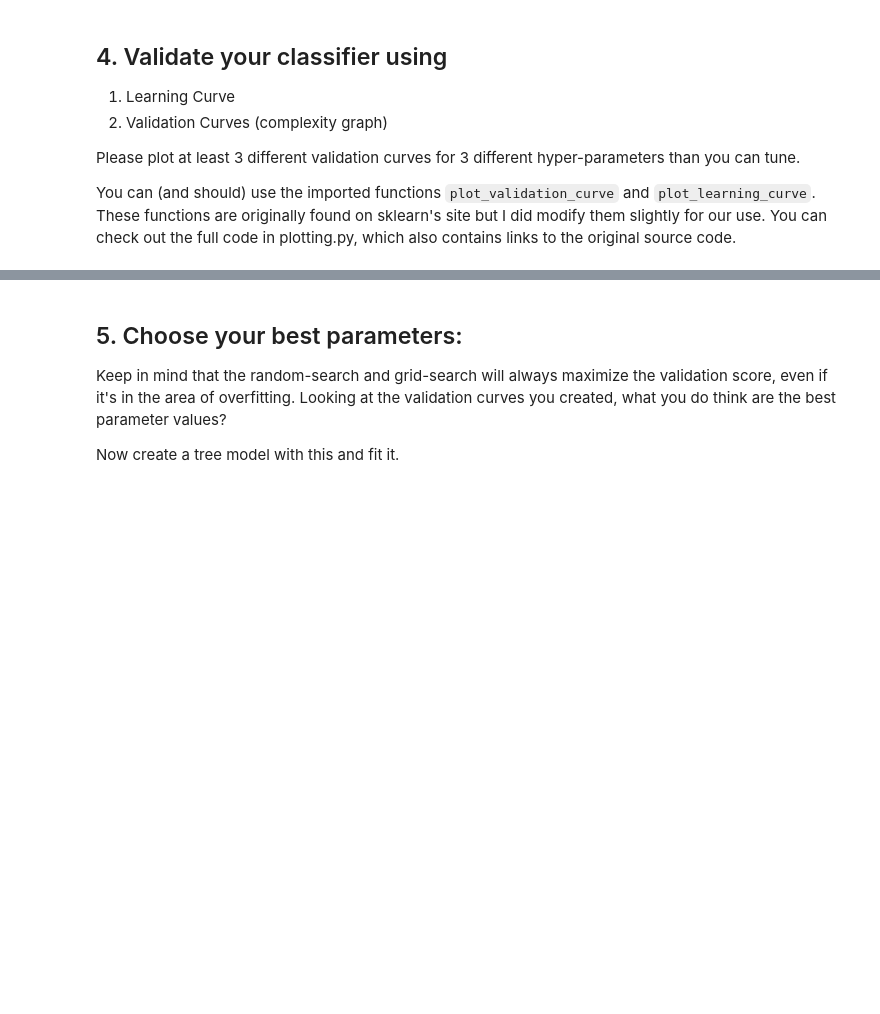
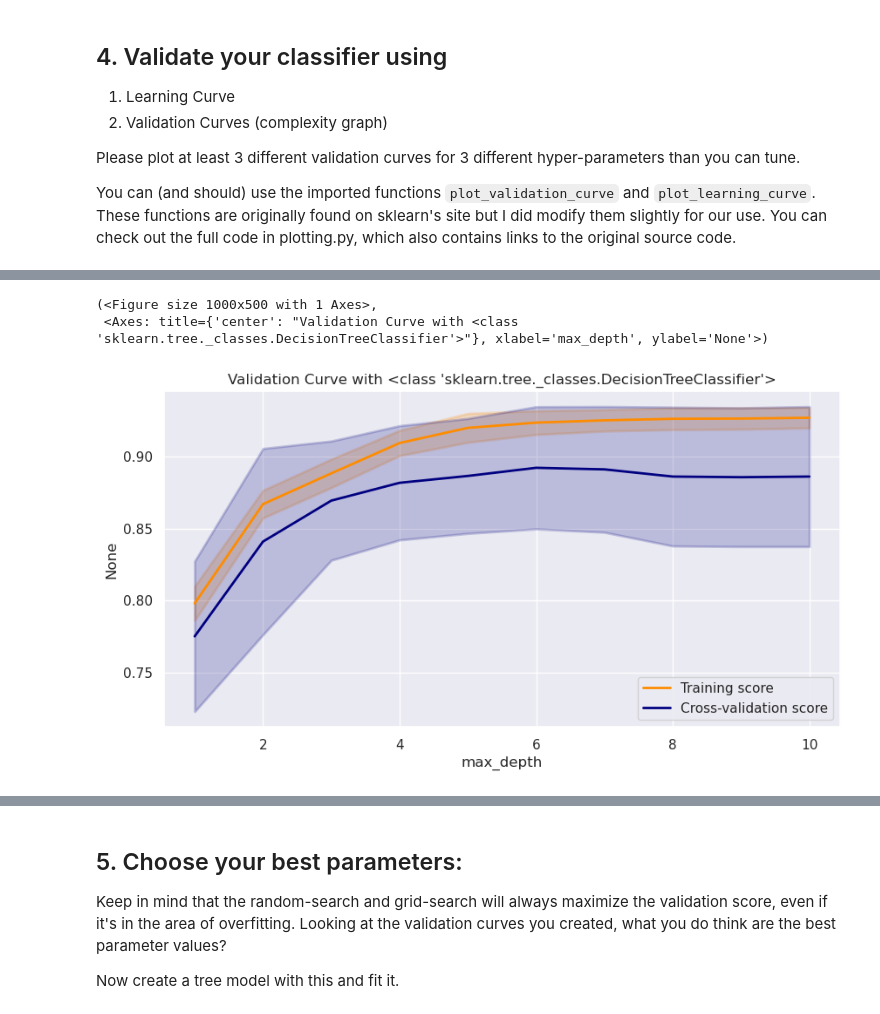
Before and after one commit to KyleSDeveloper/data-science-machine-learning-main, a Jupyter notebook: notebooks/07_Decision_Trees_Cross_Validation.ipynb, the cells around one changed output, grey strips where cells are left out. Drawn from its saved outputs; the diff is of its cells as text; code cells hidden in the pictures; blank space fills up the shorter version.

```diff
--- a/notebooks/07_Decision_Trees_Cross_Validation.ipynb
+++ b/notebooks/07_Decision_Trees_Cross_Validation.ipynb
@@ -245,0 +316,7 @@ You can (and should) use the imported functions `plot_validation_curve` and `plo
+# %%
+# Plot validation curve for max_depth
+plot_validation_curve(clf, X, y, param_name="max_depth", param_range=[1, 2, 3, 4, 5, 6, 7, 8, 9, 10])
+# %% [output]
+(<Figure size 1000x500 with 1 Axes>,
+ <Axes: title={'center': "Validation Curve with <class 'sklearn.tree._classes.DecisionTreeClassifier'>"}, xlabel='max_depth', ylabel='None'>)
+[figure, added]
```
Also changed, not shown: parts of 26 cells of this notebook.
